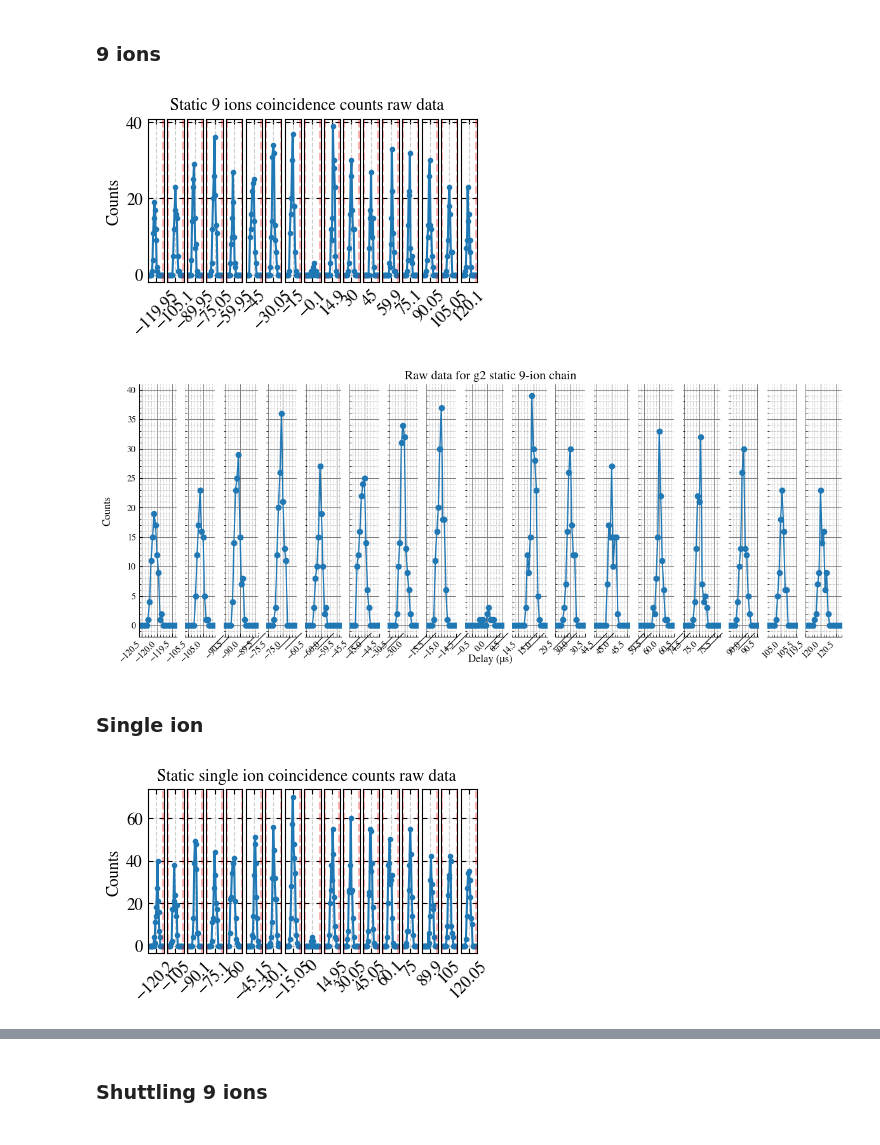
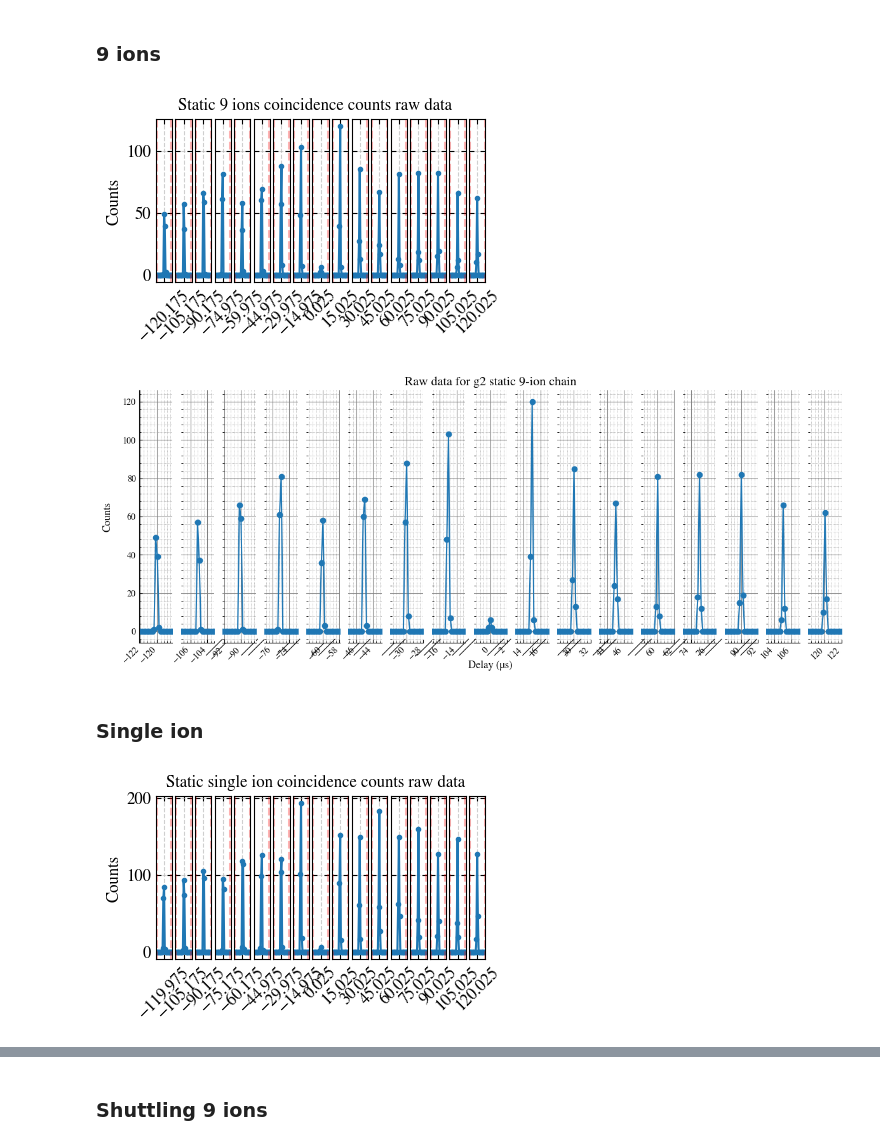
Before and after one commit to HaeffnerLab/Multiplexing, a Jupyter notebook: g2_data_processing/Static and shuttling g2 data processing clean.ipynb, the cells around one changed output, grey strips where cells are left out. Cells and saved outputs as stored; diff of their text form; code cells hidden in the pictures.

```diff
--- a/g2_data_processing/Static and shuttling g2 data processing clean.ipynb
+++ b/g2_data_processing/Static and shuttling g2 data processing clean.ipynb
@@ -32,6 +32,19 @@ plt.rcParams.update({"font.size": 12})
 # -------------------------------------------------
 final_result = np.load("final_result_static_9_ion_chain.npy")
 index        = np.load("final_result_static_9_ion_chain_index.npy")
+
+# --- Rebin to a 0.20 µs time bin ---
+native_step = np.abs(index[1] - index[0])
+target_step = 0.20
+if not np.isclose(native_step, target_step):
+    bin_factor = int(round(target_step / native_step))
+    trimmed = (len(index) // bin_factor) * bin_factor
+    if trimmed != len(index):
+        index = index[:trimmed]
+        final_result = final_result[:trimmed]
+    index = index.reshape(-1, bin_factor).mean(axis=1)
+    final_result = final_result.reshape(-1, bin_factor).sum(axis=1)
+
 
 # -------------------------------------------------
 # 2)  Detect peaks
@@ -100,7 +113,7 @@ else:
     fig.tight_layout()
     plt.show()
 # %% [output]
-[figure, old version]
+[figure, new version]
 # %%
 import numpy as np
 import matplotlib.pyplot as plt
@@ -110,6 +123,19 @@ import matplotlib.ticker as ticker
 
 final_result = np.load("final_result_static_9_ion_chain.npy")
 index = np.load("final_result_static_9_ion_chain_index.npy")
+
+# --- Rebin to a 0.20 µs time bin ---
+native_step = np.abs(index[1] - index[0])
+target_step = 0.20
+if not np.isclose(native_step, target_step):
+    bin_factor = int(round(target_step / native_step))
+    trimmed = (len(index) // bin_factor) * bin_factor
+    if trimmed != len(index):
+        index = index[:trimmed]
+        final_result = final_result[:trimmed]
+    index = index.reshape(-1, bin_factor).mean(axis=1)
+    final_result = final_result.reshape(-1, bin_factor).sum(axis=1)
+
 
 # Suppose you already have:
 # index         -> x-values
@@ -174,7 +200,7 @@ bax.set_title("Raw data for g2 static 9-ion chain")
 plt.tight_layout()
 plt.show()
 # %% [output]
-[figure, old version]
+[figure, new version]
 # %% [markdown]
 ### Single ion
 # %%
@@ -275,6 +301,19 @@ plt.rcParams.update({"font.size": 12})
 final_result = np.load("final_result_static_single_ion.npy")
 index        = np.load("final_result_static_single_ion_index.npy")
 
+# --- Rebin to a 0.20 µs time bin ---
+native_step = np.abs(index[1] - index[0])
+target_step = 0.20
+if not np.isclose(native_step, target_step):
+    bin_factor = int(round(target_step / native_step))
+    trimmed = (len(index) // bin_factor) * bin_factor
+    if trimmed != len(index):
+        index = index[:trimmed]
+        final_result = final_result[:trimmed]
+    index = index.reshape(-1, bin_factor).mean(axis=1)
+    final_result = final_result.reshape(-1, bin_factor).sum(axis=1)
+
+
 # -------------------------------------------------
 # 2)  Detect peaks
 # -------------------------------------------------
@@ -315,34 +354,34 @@ else:
         figsize=(8.5/2, 4.25/2),    # unchanged
         sharey=True
     )
     if n_segments == 1:             # make iterable if only one subplot
         axs = [axs]
 
     for ax, (start, end) in zip(axs, merged_segments):
         seg_x = index[start:end]
         seg_y = final_result[start:end]
 
         ax.plot(seg_x, seg_y, marker='.', linestyle='-')
         ax.grid(True, which='both', linestyle='--', alpha=0.6)
 
         # window edge markers
         ax.axvline(seg_x[0],  color='r', linestyle='--', alpha=0.3)
         ax.axvline(seg_x[-1], color='r', linestyle='--', alpha=0.3)
 
         # ----------  X–axis formatting (ONE label per panel) ----------
         centre_tick = seg_x[len(seg_x) // 2]          # midpoint value
         ax.set_xticks([centre_tick])
         # If you prefer the first value instead, use: ax.set_xticks([seg_x[0]])
         ax.tick_params(axis='x', rotation=45)
         # -------------------------------------------------------------
 
     axs[0].set_ylabel("Counts", fontsize=12)
     fig.suptitle("Static single ion coincidence counts raw data", fontsize=12)
 
     fig.tight_layout()
     plt.show()
 # %% [output]
-[figure, old version]
+[figure, new version]
 # %%
 import numpy as np
 import matplotlib.pyplot as plt
```
Also changed, not shown: parts of 2 cells of this notebook.
